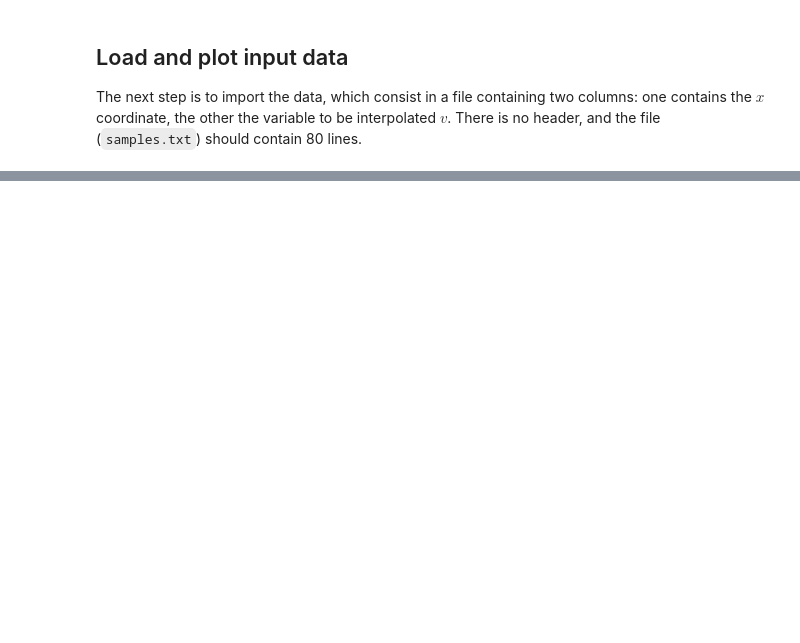
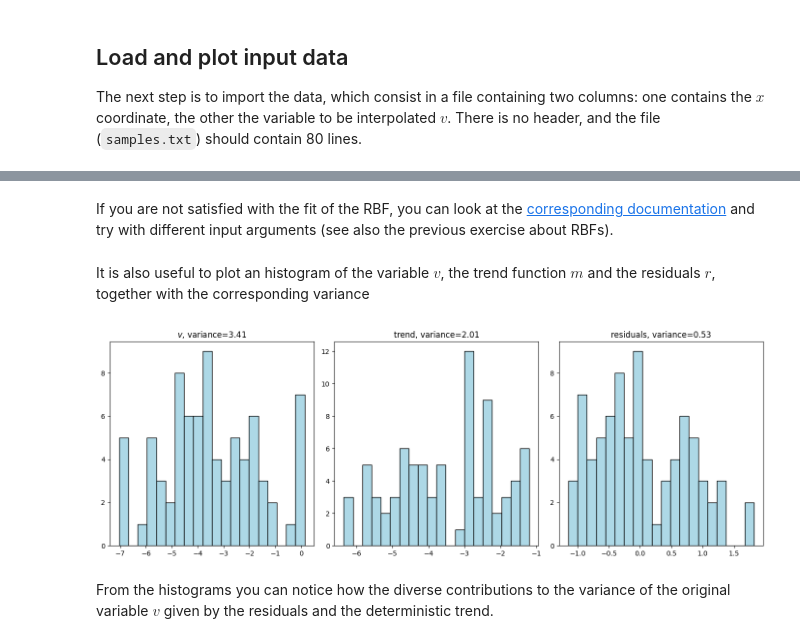
Before and after one commit to alecomunian/gmg, a Jupyter notebook: notebooks/trend/1D_synt.ipynb, the cells around one changed output, grey strips where cells are left out. Drawn from its saved outputs; the diff is of its cells as text; code cells hidden in the pictures; blank space fills up the shorter version.

Commit message:
Added reference file.

```diff
--- a/notebooks/trend/1D_synt.ipynb
+++ b/notebooks/trend/1D_synt.ipynb
@@ -36,0 +113,20 @@ array([  0.,   0.,   9.,  12.,  23.,  25.,  26.,  36.,  37.,  45.,  51.,
+# %% [markdown]
+If you are not satisfied with the fit of the RBF, you can look at the [corresponding documentation](https://docs.scipy.org/doc/scipy/reference/generated/scipy.interpolate.Rbf.html) and try with different input arguments (see also the previous exercise about RBFs).
+# %% [markdown]
+It is also useful to plot an histogram of the variable $v$, the trend function $m$ and the residuals $r$, together with the corresponding variance
+# %%
+fig, ax = pl.subplots(1,3, figsize=((14,5)), num="Histograms")
+# Histogram on v
+ax[0].set_title("$v$, variance={0:.2f}".format(np.var(v)))
+ax[0].hist(v, 20, color="lightblue", edgecolor="black")
+# Histogram on the RBF computed trend
+ax[1].set_title("trend, variance={0:.2f}".format(np.var(trend_sam)))
+ax[1].hist(trend_sam, 20, color="lightblue", edgecolor="black")
+# Histogram on the residuals
+ax[2].set_title("residuals, variance={0:.2f}".format(np.var(res_sam)))
+ax[2].hist(res_sam, 20, color="lightblue", edgecolor="black")
+pl.tight_layout()
+# %% [output]
+[figure, added]
+# %% [markdown]
+From the histograms you can notice how the diverse contributions to the variance of the original variable $v$ given by the residuals and the deterministic trend.
```
Also changed, not shown: parts of 41 cells of this notebook, 2 other files.
